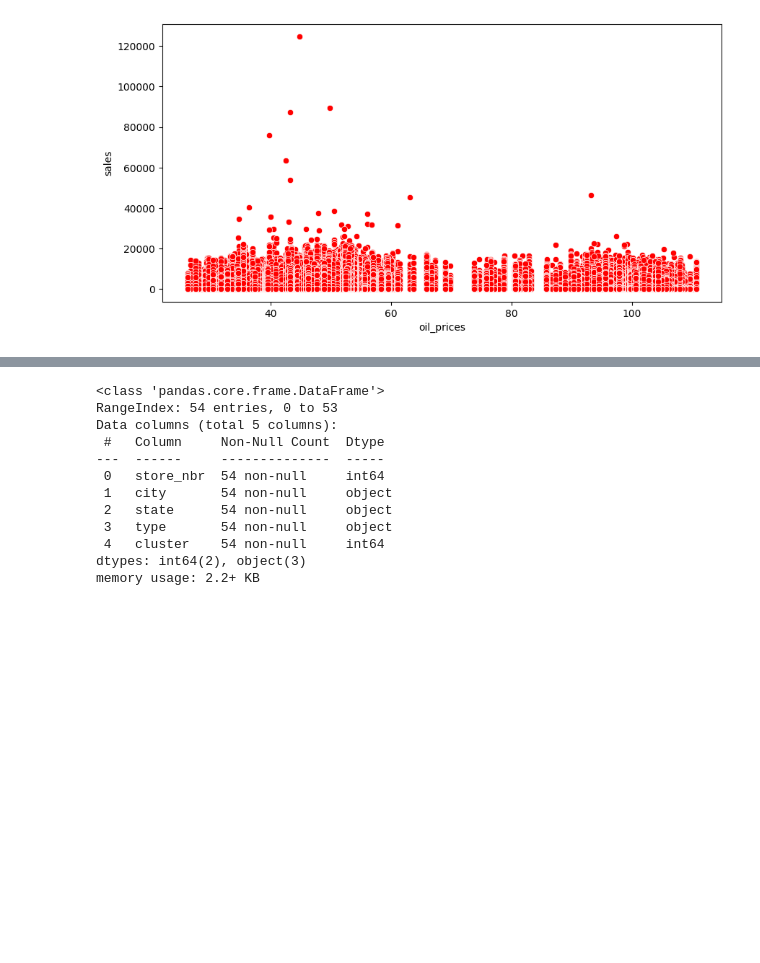
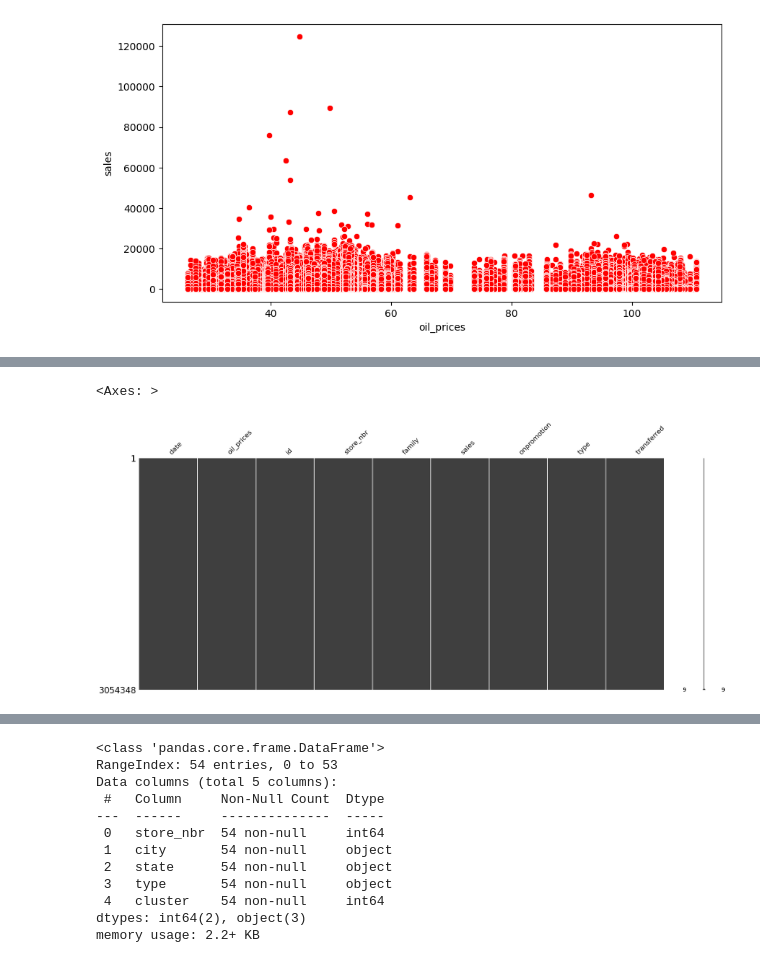
Before and after one commit to sethsot/Regression_Project, a Jupyter notebook: draft.ipynb, the cells around one changed output, grey strips where cells are left out. Drawn from its saved outputs; the diff is of its cells as text; code cells hidden in the pictures; blank space fills up the shorter version.

Commit message:
new with no transaction

```diff
--- a/draft.ipynb
+++ b/draft.ipynb
@@ -628,6 +640,6 @@ Unique store numbers in transactions 54
 # %%
-# join transactions and stores on 'store_nbr'
+# join merge_train and holidays on 'date'
 
-merged_transactions_store = pd.merge(transactions, stores, on='store_nbr', how='left')
-merged_transactions_store.shape
+merged_train_holidays = pd.merge(merged_train, holidays_eve, on='date', how='left')
+merged_train_holidays.info()
 # %% [output]
@@ -664,0 +681,8 @@ merged_transactions_store['city'].nunique()
+# %%
+# plot a matrix visualization of missing values in merged_train_holidays
+# check how the missing date is distributed through our merged data
+
+msno.matrix(merged_train_holidays)
+# %% [output]
+<Axes: >
+[figure, added]
```
Also changed, not shown: parts of 120 cells of this notebook.
